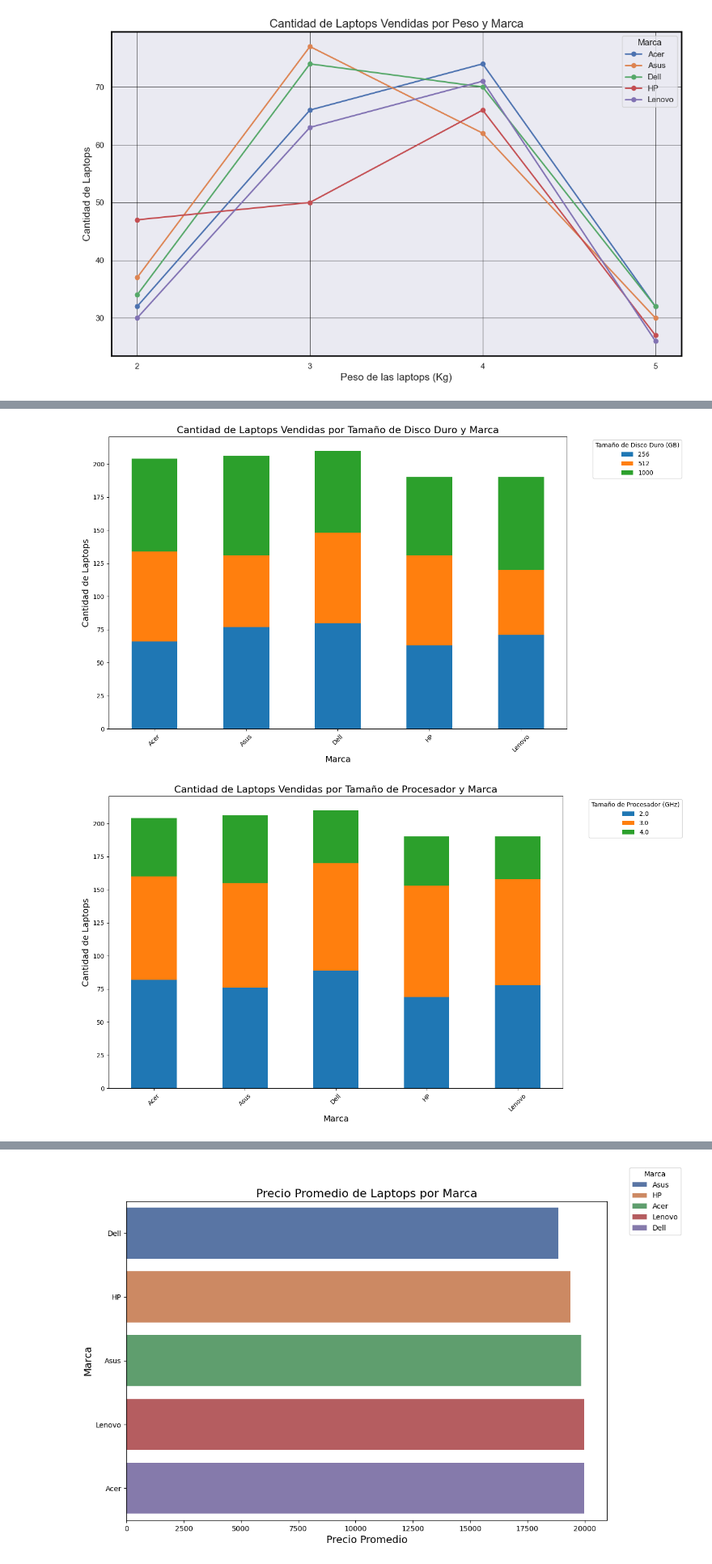
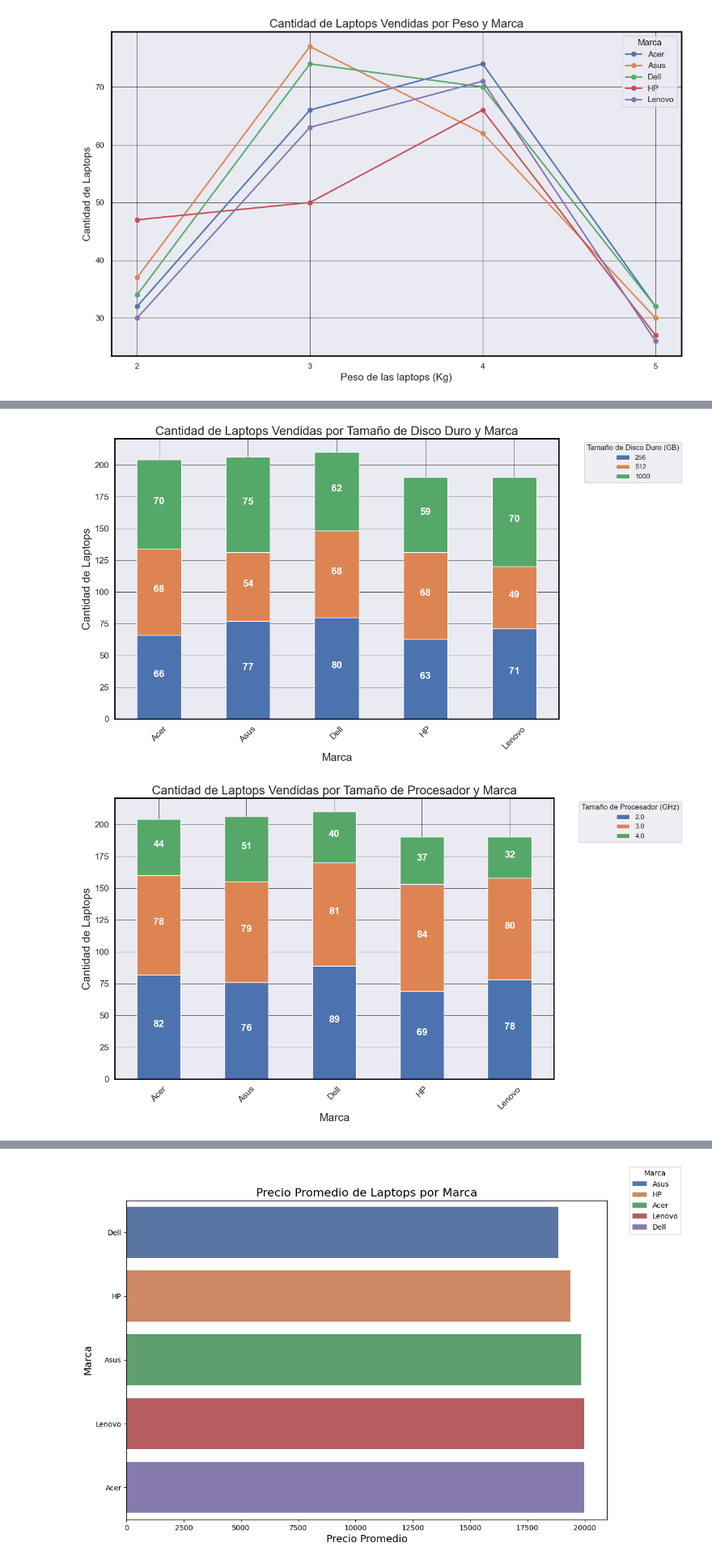
Before and after one commit to Isaac244/Proyecto_Machine_Learning, a Jupyter notebook: Proyecto-final.ipynb, the cells around one changed output, grey strips where cells are left out. Shown at 81% size. Saved outputs shown, nothing was run; the diff lists cells and outputs as text; code cells hidden in the pictures.

```diff
--- a/Proyecto-final.ipynb
+++ b/Proyecto-final.ipynb
@@ -857,26 +992,69 @@ plt.show()
 # %%
 #MOSTRAR LA GRAFICA DE LA AGRUPACION DEL DISCO DURO SEGUN SU MARCA
-storage_distribution.plot(kind='bar', stacked=True, figsize=(14, 8))
-plt.xlabel('Marca', fontsize=14)
-plt.ylabel('Cantidad de Laptops', fontsize=14)
-plt.title('Cantidad de Laptops Vendidas por Tamaño de Disco Duro y Marca', fontsize=16)
+ax = storage_distribution.plot(kind='bar', stacked=True, figsize=(14, 8))
+
+for bar in ax.patches:
+  ax.text(bar.get_x() + bar.get_width() / 2,
+          bar.get_height() / 2 + bar.get_y(),
+          round(bar.get_height()), ha = 'center',
+          color = 'w', weight = 'bold', size = 16)
+
+plt.xlabel('Marca', fontsize=18)
+plt.ylabel('Cantidad de Laptops', fontsize=18)
+plt.title('Cantidad de Laptops Vendidas por Tamaño de Disco Duro y Marca', fontsize=20)
 plt.legend(title='Tamaño de Disco Duro (GB)', bbox_to_anchor=(1.05, 1), loc='upper left')
-plt.xticks(rotation=45)
+plt.xticks(rotation=45, fontsize=14)
+plt.yticks(fontsize=14)
+plt.grid(True, linestyle='-', linewidth=0.5, color='black')
+plt.gca().spines['top'].set_visible(True)
+plt.gca().spines['top'].set_linewidth(2)
+plt.gca().spines['top'].set_color('black')
+plt.gca().spines['right'].set_visible(True)
+plt.gca().spines['right'].set_linewidth(2)
+plt.gca().spines['right'].set_color('black')
+plt.gca().spines['bottom'].set_visible(True)
+plt.gca().spines['bottom'].set_linewidth(2)
+plt.gca().spines['bottom'].set_color('black')
+plt.gca().spines['left'].set_visible(True)
+plt.gca().spines['left'].set_linewidth(2)
+plt.gca().spines['left'].set_color('black')
 plt.tight_layout()
 plt.show()
 # %% [output]
-[figure, old version]
+[figure, new version]
 # %%
 #MOSTRAR LA GRAFICA DE LA AGRUPACION DEL PROCESADOR SEGUN SU MARCA
-procesador_distribution.plot(kind='bar', stacked=True, figsize=(14, 8))
-plt.xlabel('Marca', fontsize=14)
-plt.ylabel('Cantidad de Laptops', fontsize=14)
-plt.title('Cantidad de Laptops Vendidas por Tamaño de Procesador y Marca', fontsize=16)
+ax = procesador_distribution.plot(kind='bar', stacked=True, figsize=(14, 8))
+
+for bar in ax.patches:
+  ax.text(bar.get_x() + bar.get_width() / 2,
+          bar.get_height() / 2 + bar.get_y(),
+          round(bar.get_height()), ha = 'center',
+          color = 'w', weight = 'bold', size = 16)
+
+
+plt.xlabel('Marca', fontsize=18)
+plt.ylabel('Cantidad de Laptops', fontsize=18)
+plt.title('Cantidad de Laptops Vendidas por Tamaño de Procesador y Marca', fontsize=20)
 plt.legend(title='Tamaño de Procesador (GHz)', bbox_to_anchor=(1.05, 1), loc='upper left')
-plt.xticks(rotation=45)
+plt.xticks(rotation=45, fontsize=14)
+plt.yticks(fontsize=14)
+plt.grid(True, linestyle='-', linewidth=0.5, color='black')
+plt.gca().spines['top'].set_visible(True)
+plt.gca().spines['top'].set_linewidth(2)
+plt.gca().spines['top'].set_color('black')
+plt.gca().spines['right'].set_visible(True)
+plt.gca().spines['right'].set_linewidth(2)
+plt.gca().spines['right'].set_color('black')
+plt.gca().spines['bottom'].set_visible(True)
+plt.gca().spines['bottom'].set_linewidth(2)
+plt.gca().spines['bottom'].set_color('black')
+plt.gca().spines['left'].set_visible(True)
+plt.gca().spines['left'].set_linewidth(2)
+plt.gca().spines['left'].set_color('black')
 plt.tight_layout()
 plt.show()
 # %% [output]
-[figure, old version]
+[figure, new version]
 # %%
 #MOSTRAR LA GRAFICA DE LA AGRUPACION DE LA PANTALLA SEGUN SU MARCA
```
Also changed, not shown: parts of 14 cells of this notebook, 15 other files.
